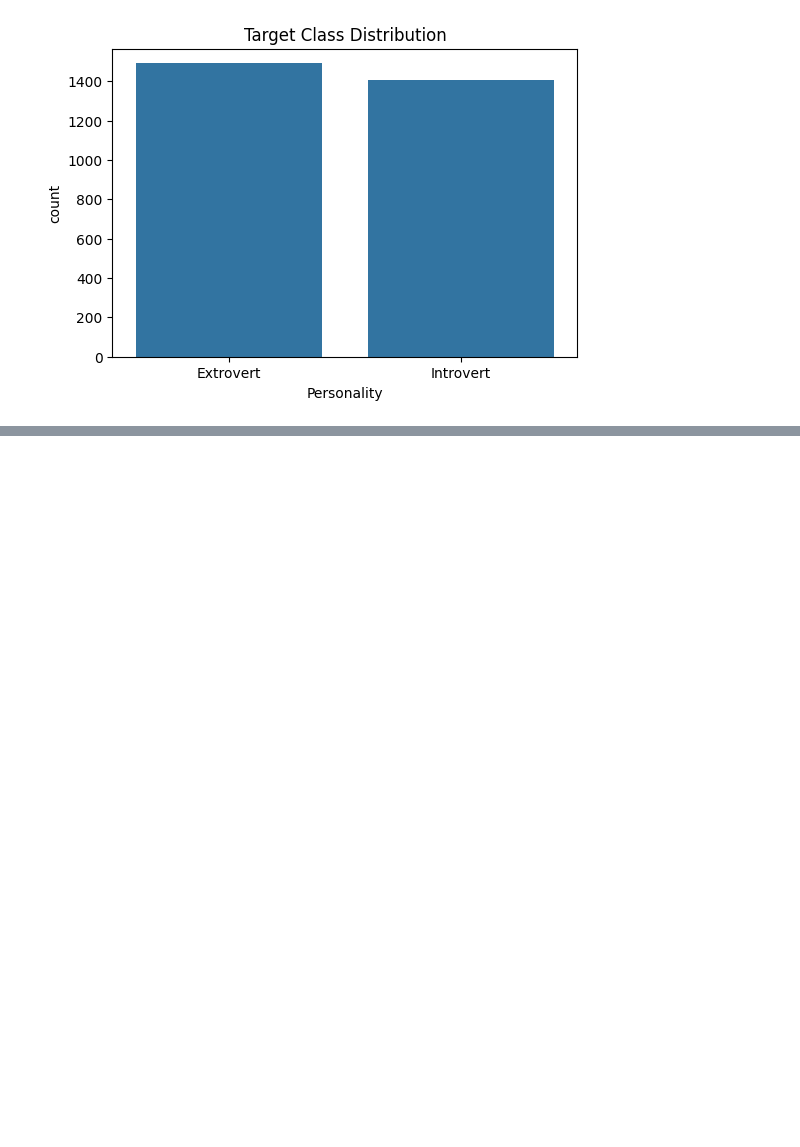
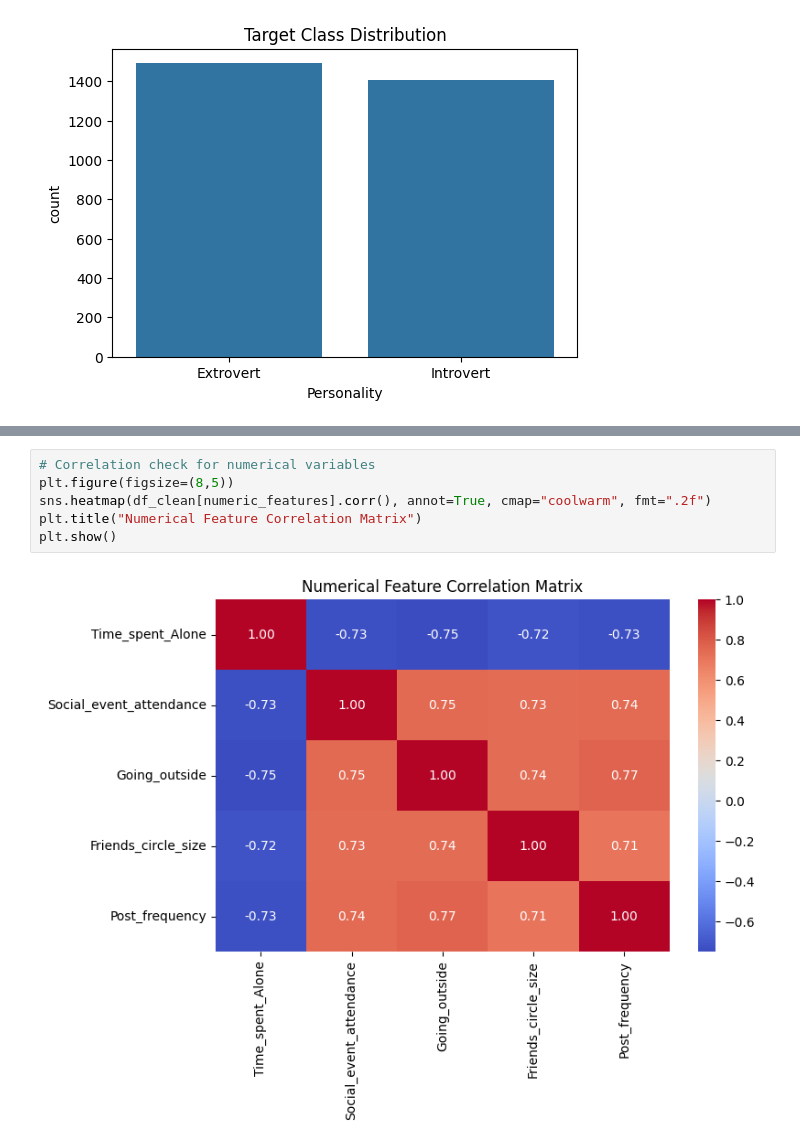
Before and after one commit to Pudamya/personality-prediction-api, a Jupyter notebook: personality_model_training.ipynb, the cells around one changed output, grey strips where cells are left out. Cells and saved outputs as stored; diff of their text form; blank space fills up the shorter version.

```diff
--- a/personality_model_training.ipynb
+++ b/personality_model_training.ipynb
@@ -69,0 +119,8 @@ plt.show()
+# %%
+# Correlation check for numerical variables
+plt.figure(figsize=(8,5))
+sns.heatmap(df_clean[numeric_features].corr(), annot=True, cmap="coolwarm", fmt=".2f")
+plt.title("Numerical Feature Correlation Matrix")
+plt.show()
+# %% [output]
+[figure, added]
```
Also changed, not shown: parts of 2 cells of this notebook.
